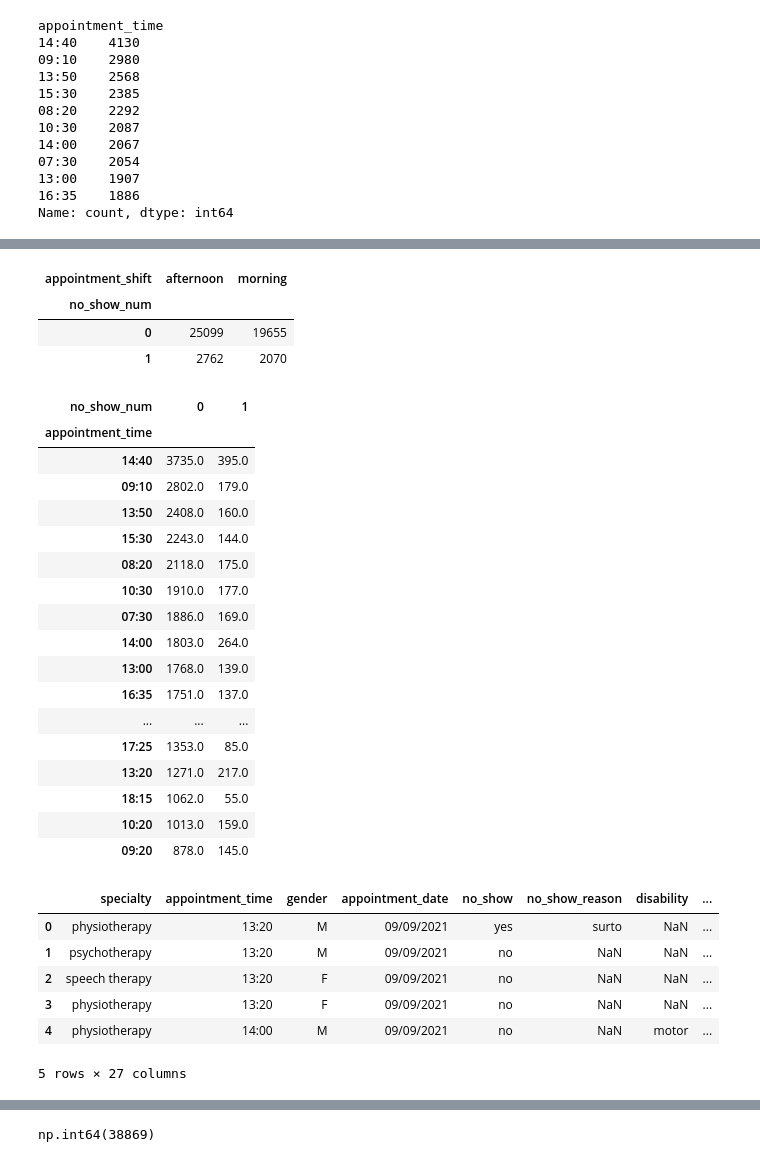
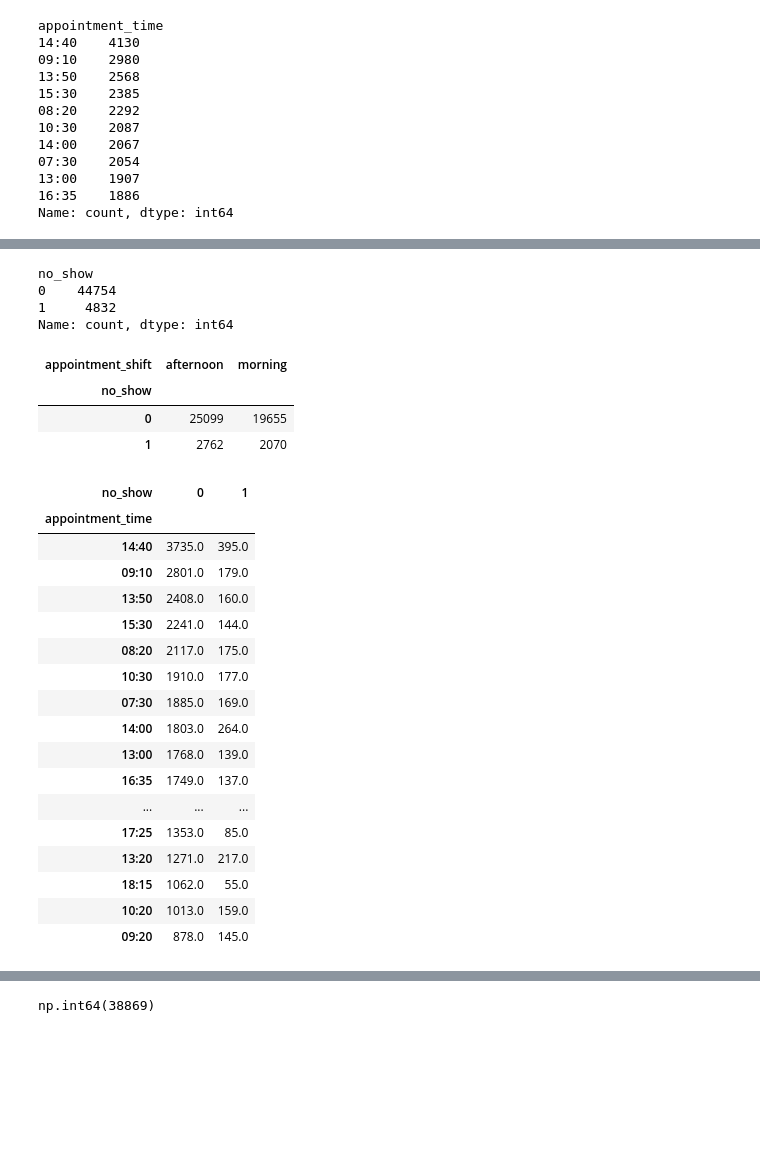
Before and after one commit to ianwu0915/No-show-ML-E2E_Project, a Jupyter notebook: notebooks/01_eda.ipynb, the cells around one changed output, grey strips where cells are left out. Drawn from its saved outputs; the diff is of its cells as text; code cells hidden in the pictures; blank space fills up the shorter version.

```diff
--- a/notebooks/01_eda.ipynb
+++ b/notebooks/01_eda.ipynb
@@ -155,0 +163,4 @@ Name: count, dtype: int64
+# %%
+df['no_show'] = df.no_show.apply(lambda x: 1 if x == "yes" else 0)
+df.head(5)
+# df.no_show.dropna(inplace=True)
@@ -156,44 +175,40 @@ Name: count, dtype: int64
+# %%
+df.no_show.value_counts()
+# %% [output]
+no_show
+0    44754
+1     4832
+Name: count, dtype: int64
 # %%
-counts = df.groupby(['no_show_num', 'appointment_shift']).size().unstack()
+counts = df.groupby(['no_show', 'appointment_shift']).size().unstack()
 counts
 # %% [output]
 | appointment_shift | afternoon | morning |
-| no_show_num |  |  |
+| no_show |  |  |
 | 0 | 25099 | 19655 |
 | 1 | 2762 | 2070 |
 # %%
-counts = df.groupby(['appointment_time', 'no_show_num']).size().unstack().sort_values(by=0, ascending=False).head(20)
+counts = df.groupby(['appointment_time', 'no_show']).size().unstack().sort_values(by=0, ascending=False).head(20)
 counts
 # %% [output]
-| no_show_num | 0 | 1 |
+| no_show | 0 | 1 |
 | appointment_time |  |  |
 | 14:40 | 3735.0 | 395.0 |
-| 09:10 | 2802.0 | 179.0 |
+| 09:10 | 2801.0 | 179.0 |
 | 13:50 | 2408.0 | 160.0 |
-| 15:30 | 2243.0 | 144.0 |
-| 08:20 | 2118.0 | 175.0 |
+| 15:30 | 2241.0 | 144.0 |
+| 08:20 | 2117.0 | 175.0 |
 | 10:30 | 1910.0 | 177.0 |
-| 07:30 | 1886.0 | 169.0 |
+| 07:30 | 1885.0 | 169.0 |
 | 14:00 | 1803.0 | 264.0 |
 | 13:00 | 1768.0 | 139.0 |
-| 16:35 | 1751.0 | 137.0 |
+| 16:35 | 1749.0 | 137.0 |
 | ... | ... | ... |
 | 17:25 | 1353.0 | 85.0 |
 | 13:20 | 1271.0 | 217.0 |
 | 18:15 | 1062.0 | 55.0 |
 | 10:20 | 1013.0 | 159.0 |
 | 09:20 | 878.0 | 145.0 |
-# %%
-df['no_show_num'] = df.no_show.apply(lambda x: 1 if x == "yes" else 0)
-df.head(5)
-# %% [output]
-|  | specialty | appointment_time | gender | appointment_date | no_show | no_show_reason | disability | ... |
-| 0 | physiotherapy | 13:20 | M | 09/09/2021 | yes | surto | NaN | ... |
-| 1 | psychotherapy | 13:20 | M | 09/09/2021 | no | NaN | NaN | ... |
-| 2 | speech therapy | 13:20 | F | 09/09/2021 | no | NaN | NaN | ... |
-| 3 | physiotherapy | 13:20 | F | 09/09/2021 | no | NaN | NaN | ... |
-| 4 | physiotherapy | 14:00 | M | 09/09/2021 | no | NaN | motor | ... |
-5 rows × 27 columns
 # %%
 # Calculate the correlation matrix with the numerical columns
 df_numerical = df.select_dtypes(include=[np.number])
```
Also changed, not shown: parts of 47 cells of this notebook, 11 other files.
